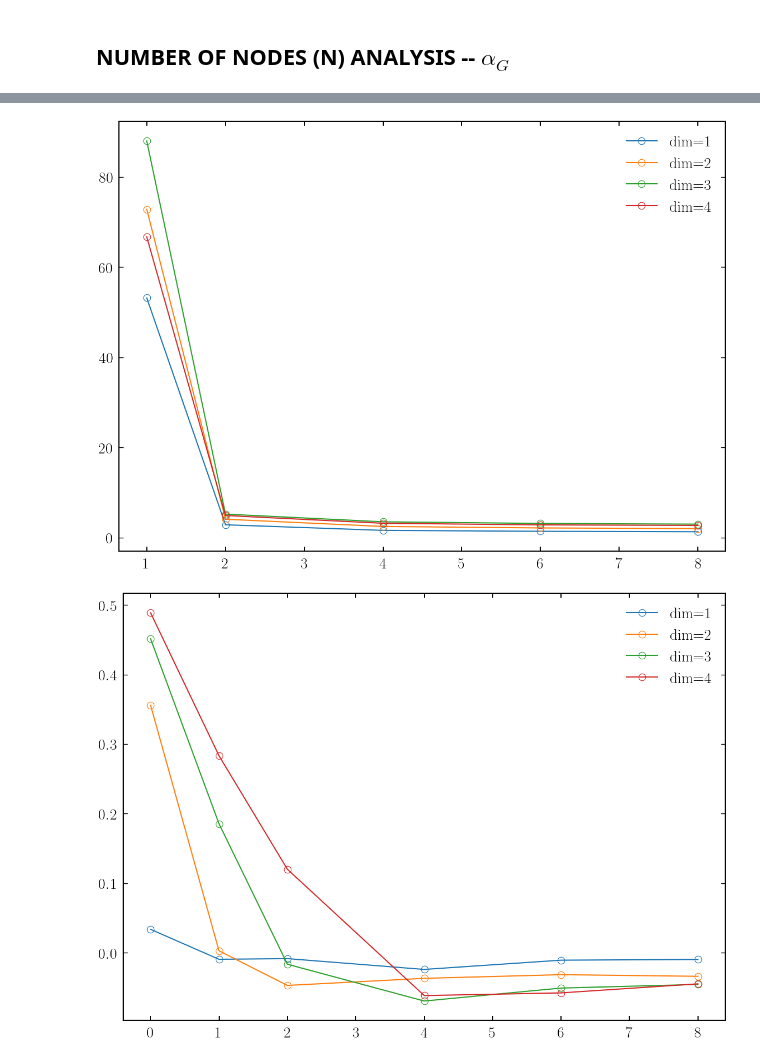
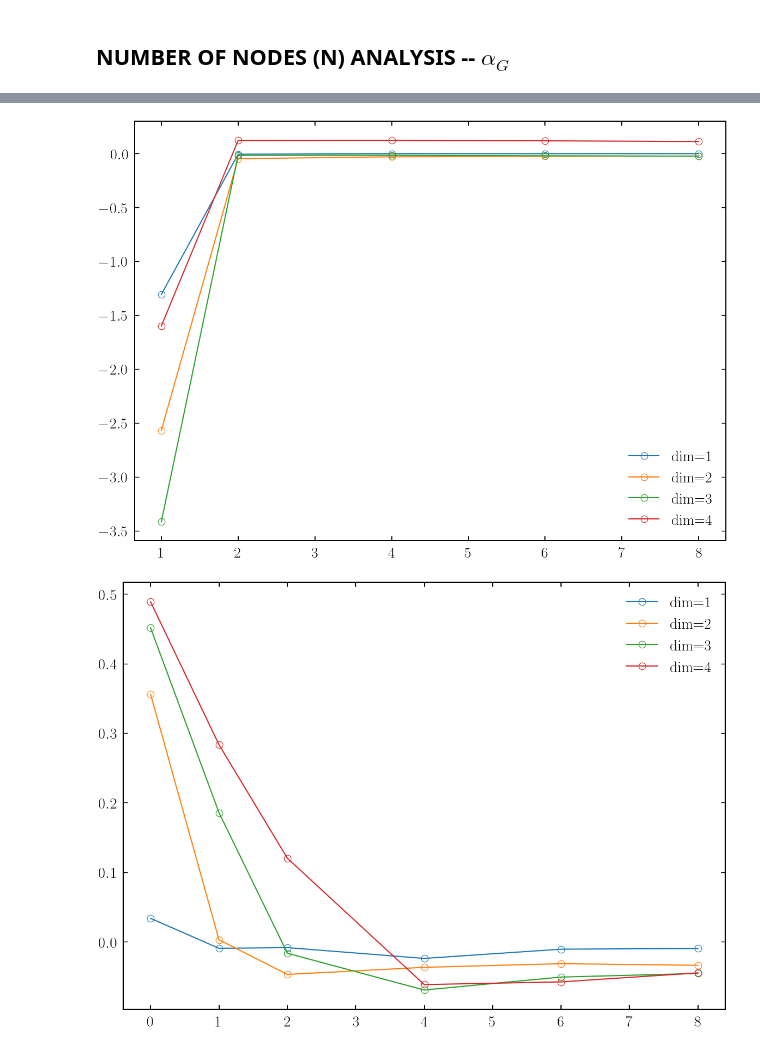
Before and after one commit to JuniorAlencar/SpatialPreferential, a Jupyter notebook: scripts/jupyter/properties.ipynb, the cells around one changed output, grey strips where cells are left out. Saved outputs shown, nothing was run; the diff lists cells and outputs as text; code cells hidden in the pictures.

```diff
--- a/scripts/jupyter/properties.ipynb
+++ b/scripts/jupyter/properties.ipynb
@@ -1147,14 +1147,14 @@ params_df_alpha_g
 # %%
 dimensions = [1,2,3,4]
 alpha_g_filt = params_df_alpha_g['alpha_g'].unique()
 for dim in dimensions:
     df_filter = params_df_alpha_g[params_df_alpha_g['dim']==dim]
-    plt.plot(df_filter["alpha_g"], df_filter["B"],'o-', label=f'dim={dim}')
+    plt.plot(df_filter["alpha_g"], df_filter["A"],'o-', label=f'dim={dim}')
     #plt.xlim([2.0, df_filter["alpha_g"].max()])
 plt.legend()
 plt.show()
 # %% [output]
-[figure, old version]
+[figure, new version]
 # %%
 dimensions = [1,2,3,4]
 alpha_a_filt = params_df_alpha_a['alpha_a'].unique()
```
Also changed, not shown: parts of 11 cells of this notebook, 10 other files.
